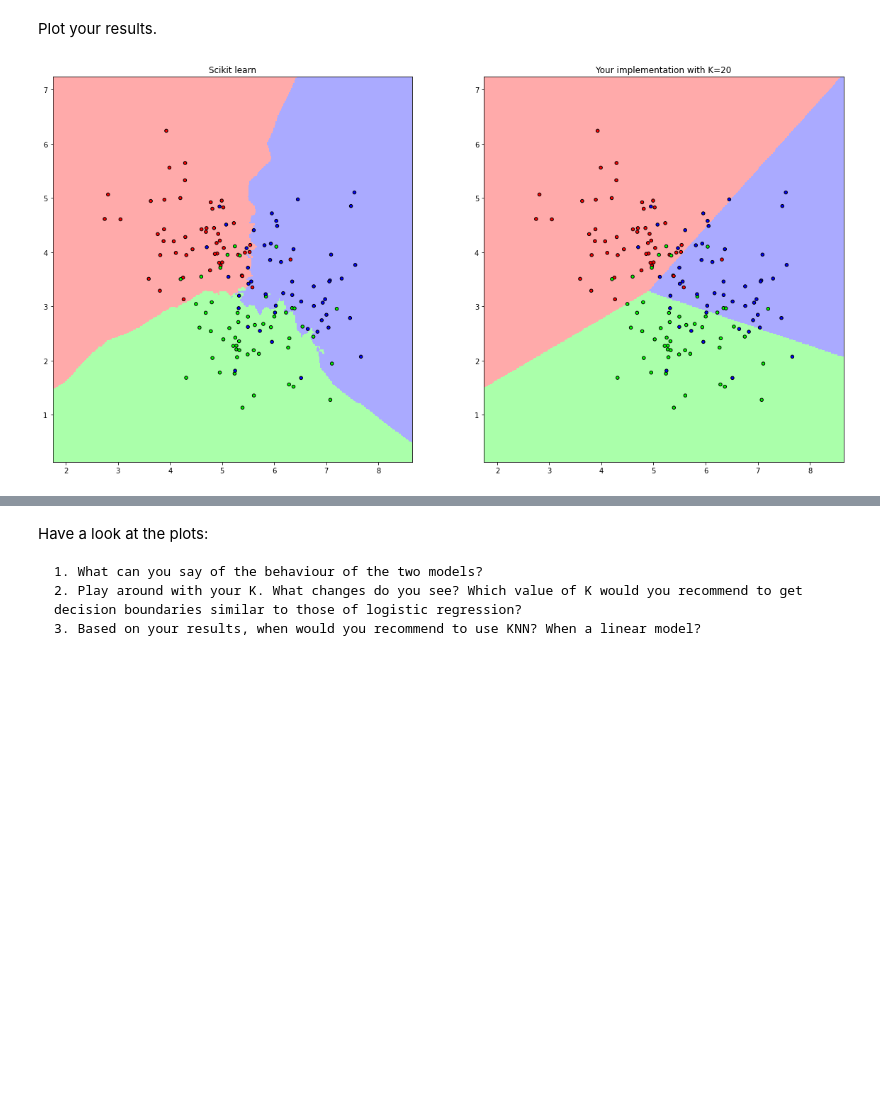
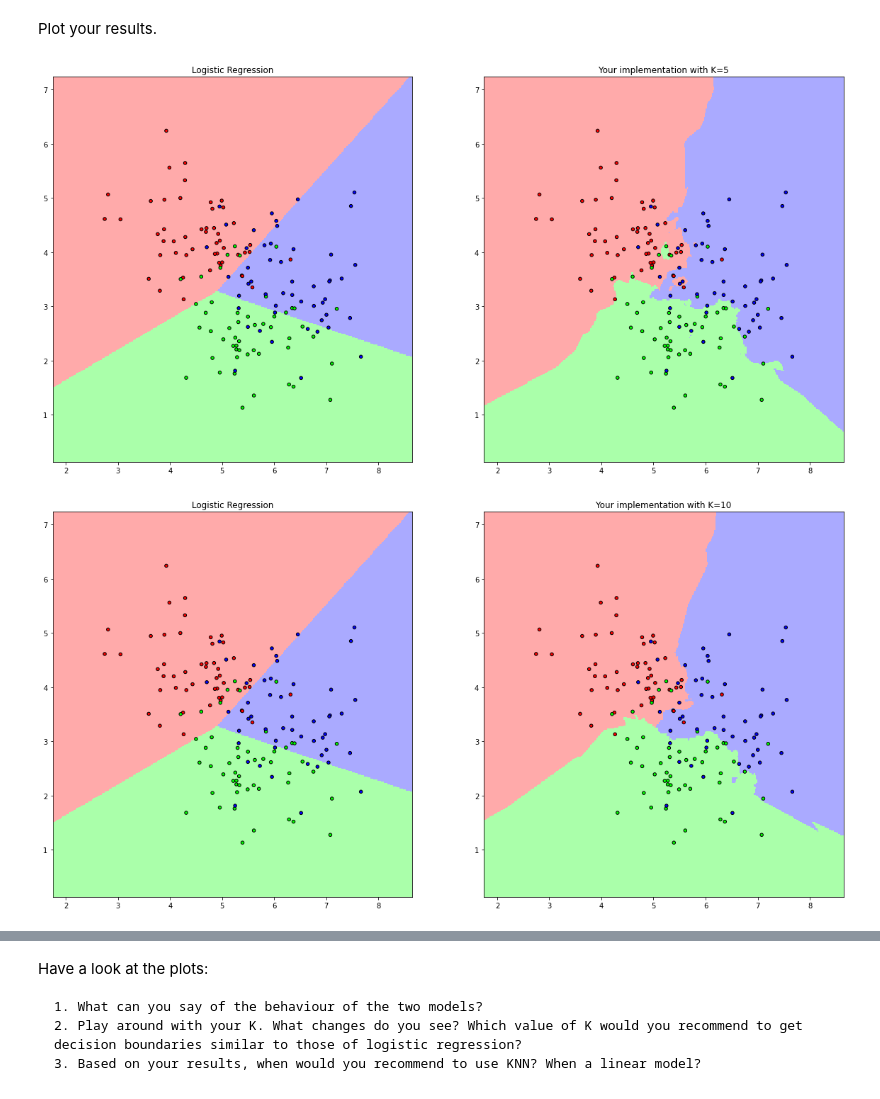
Before and after one commit to mspronesti/eurecom-machine-learning, a Jupyter notebook: labs/lab1/lab1_linear_models.ipynb, the cells around one changed output, grey strips where cells are left out. Drawn from its saved outputs; the diff is of its cells as text; code cells hidden in the pictures; blank space fills up the shorter version.

Commit message:
feat: add sweep on k in knn implementation * add plots with k = 5,10,15,20 * slight change to answers to theoretical questions

```diff
--- a/labs/lab1/lab1_linear_models.ipynb
+++ b/labs/lab1/lab1_linear_models.ipynb
@@ -1171,24 +1171,25 @@ Finally, we will compare the behaviour of a linear model, such as logistic regre
 
 Train your KNN classifier, with a K of your choice and then predict the unseen samples. Store the results in a variable called <code>knn_results</code>.
 </div>
-# %%
-LR_model = LogisticRegression(solver='liblinear', max_iter=200, multi_class='auto')
-LR_model.fit(X, y)
-y_pred_LR = LR_model.predict(X_test)
-y_pred_LR = y_pred_LR.reshape(xx.shape)
-
-# Your KNN implementation
-# Parameter K defining the KNN algorithm
-K=20
-# Create a model for the KNN with inputs the ones from the gaussians and test the model using the grid of testing points
-knn_model_yours = KNN(K)
-knn_model_yours.train(X, y)
-y_pred_KNN = knn_model_yours.predict(X_test)
-# Put the result into a color plot
-y_pred_KNN = y_pred_KNN.reshape(xx.shape)
+# %%
+LR_model = LogisticRegression(solver='liblinear', max_iter=200, multi_class='auto')
+LR_model.fit(X, y)
+logistic_results = LR_model.predict(X_test)
+y_hat_logistic = logistic_results.reshape(xx.shape)
 # %% [markdown]
 Plot your results.
-# %%
-utils.comparing_plots(xx,yy, X, y, y_pred_KNN, y_pred_LR, "Scikit learn", "Your implementation with K=" + str(K))
-# %% [output]
-[figure, removed]
+# %%
+# Your KNN implementation
+# Parameter K defining the KNN algorithm
+
+for K in [5, 10, 15, 20]:
+    # Create a model for the KNN with inputs the ones from the gaussians and test the model using the grid of testing points
+    knn_model_yours = KNN(K)
+    knn_model_yours.train(X, y)
+    knn_results = knn_model_yours.predict(X_test)
+    # Put the result into a color plot
+    y_hat_knn = knn_results.reshape(xx.shape)
+    utils.comparing_plots(xx,yy, X, y, y_hat_logistic, y_hat_knn, "Logistic Regression", "Your implementation with K=" + str(K))
+# %% [output]
+[figure, added]
+[figure, added]
```
Also changed, not shown: parts of 4 cells of this notebook.
